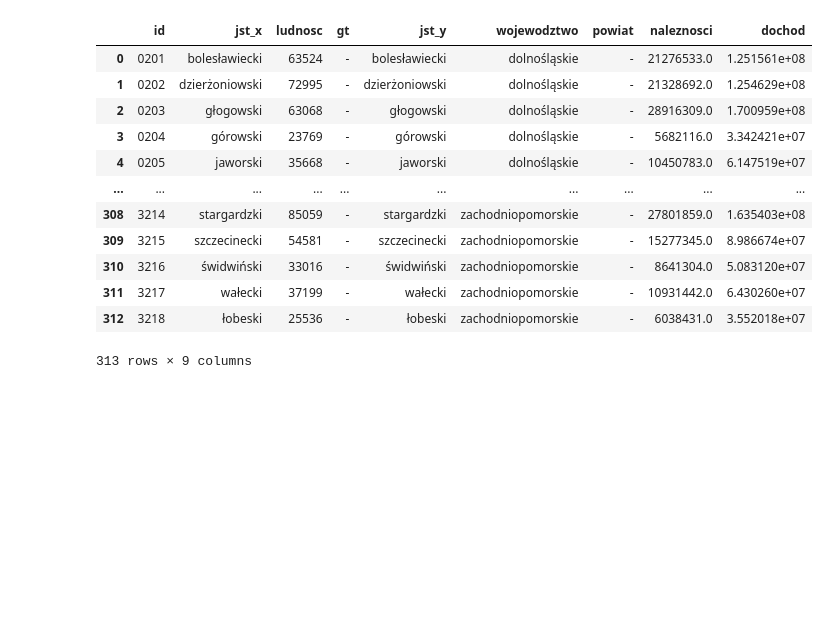
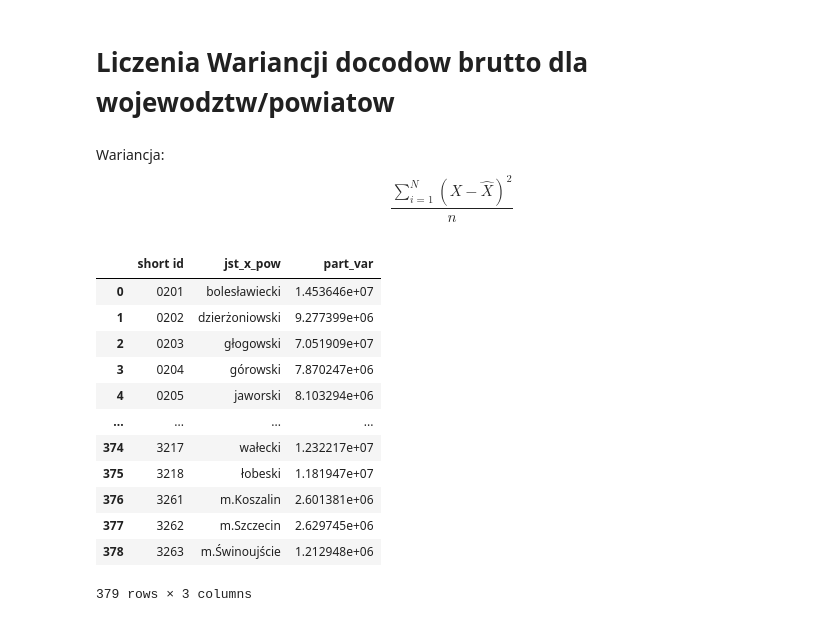
Before and after one commit to RabDou44/NYPD-finalAssignment, a Jupyter notebook: TASK2.ipynb, the cells around one changed output. Drawn from its saved outputs; the diff is of its cells as text; code cells hidden in the pictures; blank space fills up the shorter version.

```diff
--- a/TASK2.ipynb
+++ b/TASK2.ipynb
@@ -90,21 +108,21 @@ populacje2020.count_avg_wojewodztwa(wojew_pit)
-# %%
-pit_m_powiaty = pit2020.data['Miasta_Powiaty']
-pit_powiaty = pit2020.data['Powiaty']
-pit_m_powiaty
-plp_powiaty = populacje2020.data["Powiaty"]
-plp_powiaty.merge(pit_m_powiaty,on='id')
-plp_powiaty.merge(pit_powiaty,on='id')
-# %% [output]
-|  | id | jst_x | ludnosc | gt | jst_y | wojewodztwo | powiat | naleznosci | dochod |
-| 0 | 0201 | bolesławiecki | 63524 | - | bolesławiecki | dolnośląskie | - | 21276533.0 | 1.251561e+08 |
-| 1 | 0202 | dzierżoniowski | 72995 | - | dzierżoniowski | dolnośląskie | - | 21328692.0 | 1.254629e+08 |
-| 2 | 0203 | głogowski | 63068 | - | głogowski | dolnośląskie | - | 28916309.0 | 1.700959e+08 |
-| 3 | 0204 | górowski | 23769 | - | górowski | dolnośląskie | - | 5682116.0 | 3.342421e+07 |
-| 4 | 0205 | jaworski | 35668 | - | jaworski | dolnośląskie | - | 10450783.0 | 6.147519e+07 |
-| ... | ... | ... | ... | ... | ... | ... | ... | ... | ... |
-| 308 | 3214 | stargardzki | 85059 | - | stargardzki | zachodniopomorskie | - | 27801859.0 | 1.635403e+08 |
-| 309 | 3215 | szczecinecki | 54581 | - | szczecinecki | zachodniopomorskie | - | 15277345.0 | 8.986674e+07 |
-| 310 | 3216 | świdwiński | 33016 | - | świdwiński | zachodniopomorskie | - | 8641304.0 | 5.083120e+07 |
-| 311 | 3217 | wałecki | 37199 | - | wałecki | zachodniopomorskie | - | 10931442.0 | 6.430260e+07 |
-| 312 | 3218 | łobeski | 25536 | - | łobeski | zachodniopomorskie | - | 6038431.0 | 3.552018e+07 |
-313 rows × 9 columns
+# %% [markdown]
+# Liczenia Wariancji docodow brutto dla wojewodztw/powiatow
+# %% [markdown]
+Wariancja: $$\frac{\sum_{i=1}^{N} (X - \hat{X})^2}{n}$$
+# %%
+# Dla powiatow 'part var' oznacza wariancje dla danego powiatu
+populacje2020.var_powiaty()
+# %% [output]
+|  | short id | jst_x_pow | part_var |
+| 0 | 0201 | bolesławiecki | 1.453646e+07 |
+| 1 | 0202 | dzierżoniowski | 9.277399e+06 |
+| 2 | 0203 | głogowski | 7.051909e+07 |
+| 3 | 0204 | górowski | 7.870247e+06 |
+| 4 | 0205 | jaworski | 8.103294e+06 |
+| ... | ... | ... | ... |
+| 374 | 3217 | wałecki | 1.232217e+07 |
+| 375 | 3218 | łobeski | 1.181947e+07 |
+| 376 | 3261 | m.Koszalin | 2.601381e+06 |
+| 377 | 3262 | m.Szczecin | 2.629745e+06 |
+| 378 | 3263 | m.Świnoujście | 1.212948e+06 |
+379 rows × 3 columns
```
Also changed, not shown: parts of 9 cells of this notebook, 5 other files.
